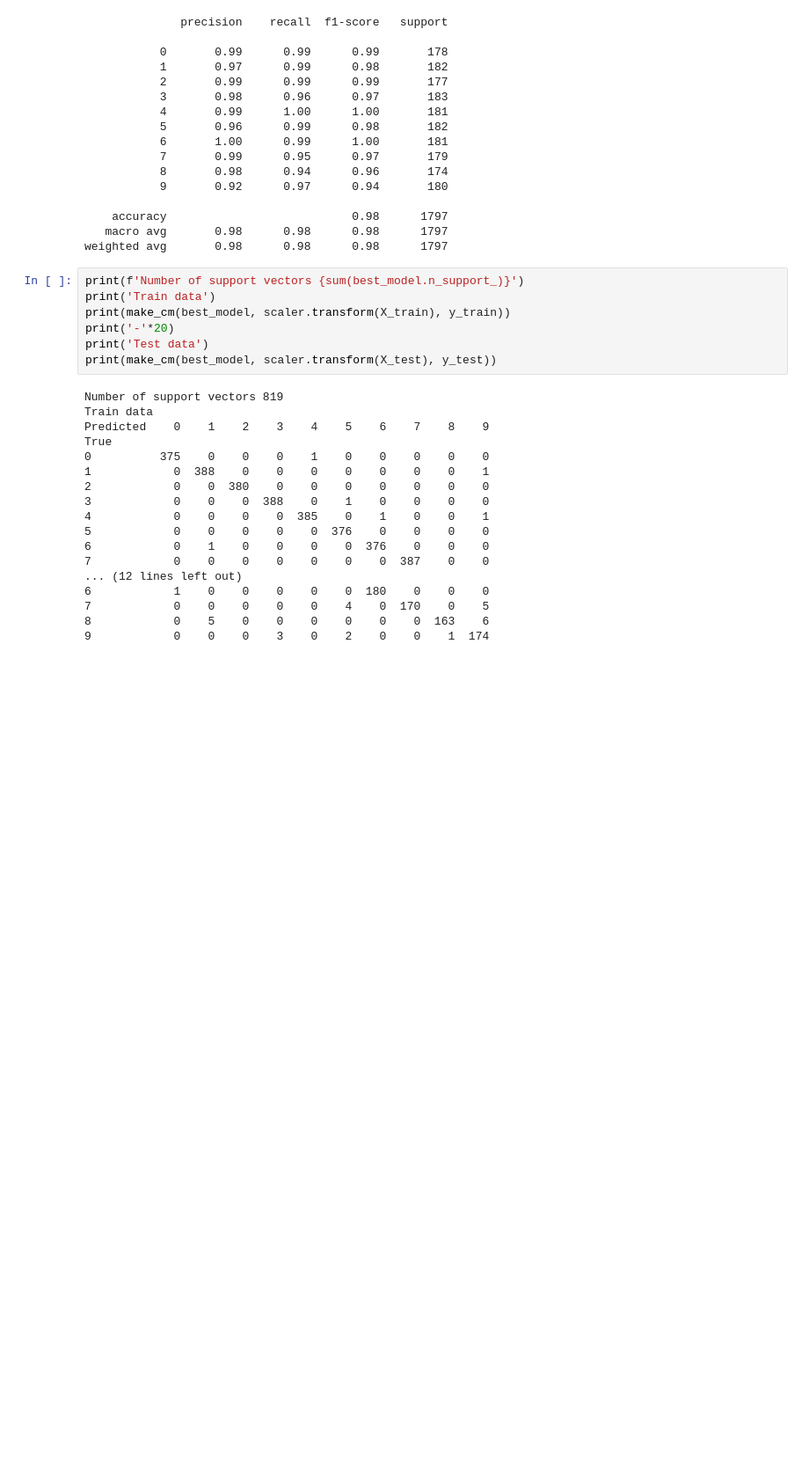
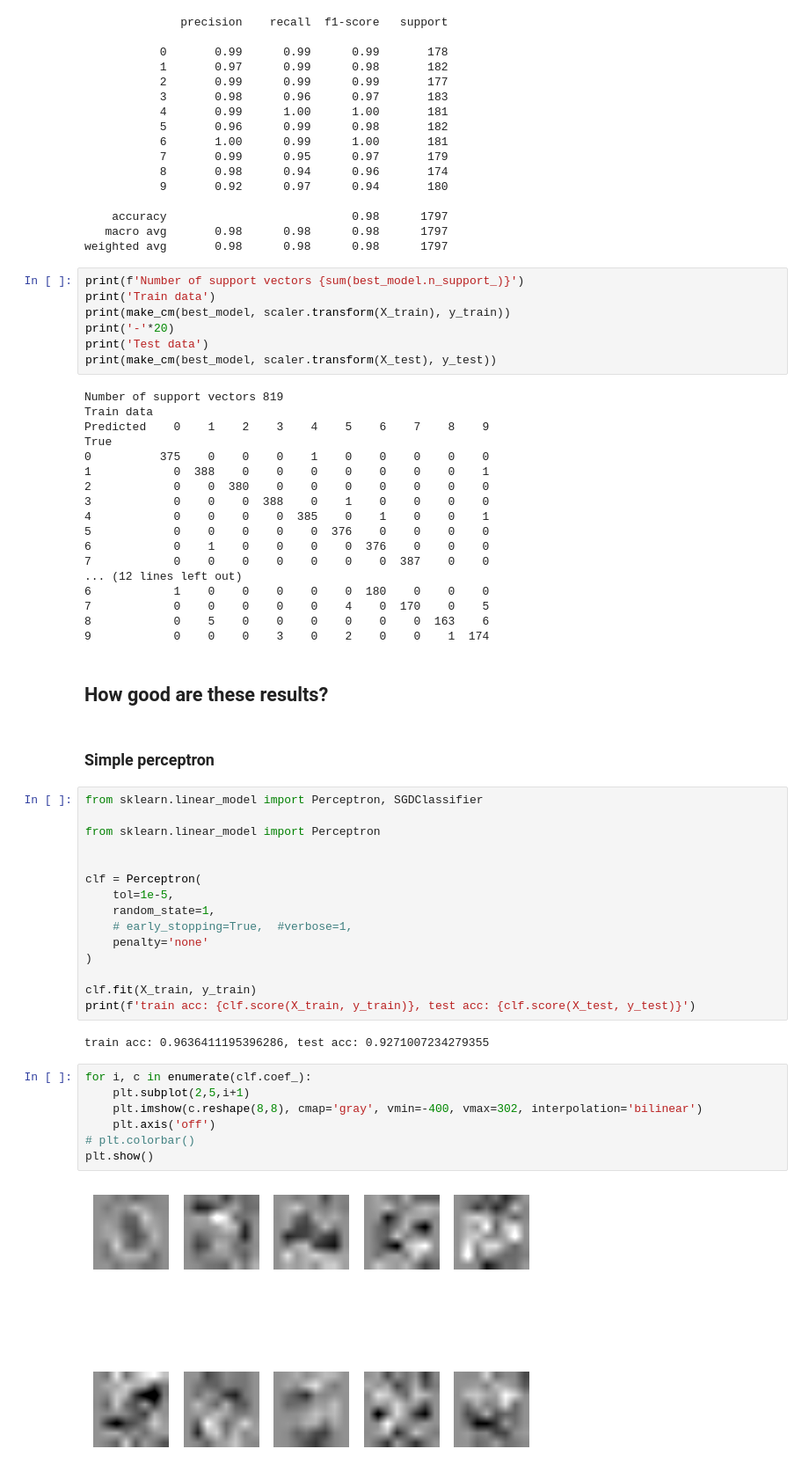
Before and after one commit to prokaj/stat-learning-2022, a Jupyter notebook: week6/support_vector_machine.ipynb, the cells around one changed output. Shown at 88% size. Saved outputs shown, nothing was run; the diff lists cells and outputs as text; blank space fills up the shorter version.

```diff
--- a/week6/support_vector_machine.ipynb
+++ b/week6/support_vector_machine.ipynb
@@ -1173,3 +1194,33 @@ True
 7            0    0    0    0    0    4    0  170    0    5
 8            0    5    0    0    0    0    0    0  163    6
 9            0    0    0    3    0    2    0    0    1  174
+# %% [markdown]
+## How good are these results?
+# %% [markdown]
+### Simple perceptron
+# %%
+from sklearn.linear_model import Perceptron, SGDClassifier
+
+from sklearn.linear_model import Perceptron
+
+
+clf = Perceptron(
+    tol=1e-5,
+    random_state=1,
+    # early_stopping=True,  #verbose=1,
+    penalty='none'
+)
+
+clf.fit(X_train, y_train)
+print(f'train acc: {clf.score(X_train, y_train)}, test acc: {clf.score(X_test, y_test)}')
+# %% [output]
+train acc: 0.9636411195396286, test acc: 0.9271007234279355
+# %%
+for i, c in enumerate(clf.coef_):
+    plt.subplot(2,5,i+1)
+    plt.imshow(c.reshape(8,8), cmap='gray', vmin=-400, vmax=302, interpolation='bilinear')
+    plt.axis('off')
+# plt.colorbar()
+plt.show()
+# %% [output]
+[figure, added]
```
Also changed, not shown: parts of 17 cells of this notebook.
